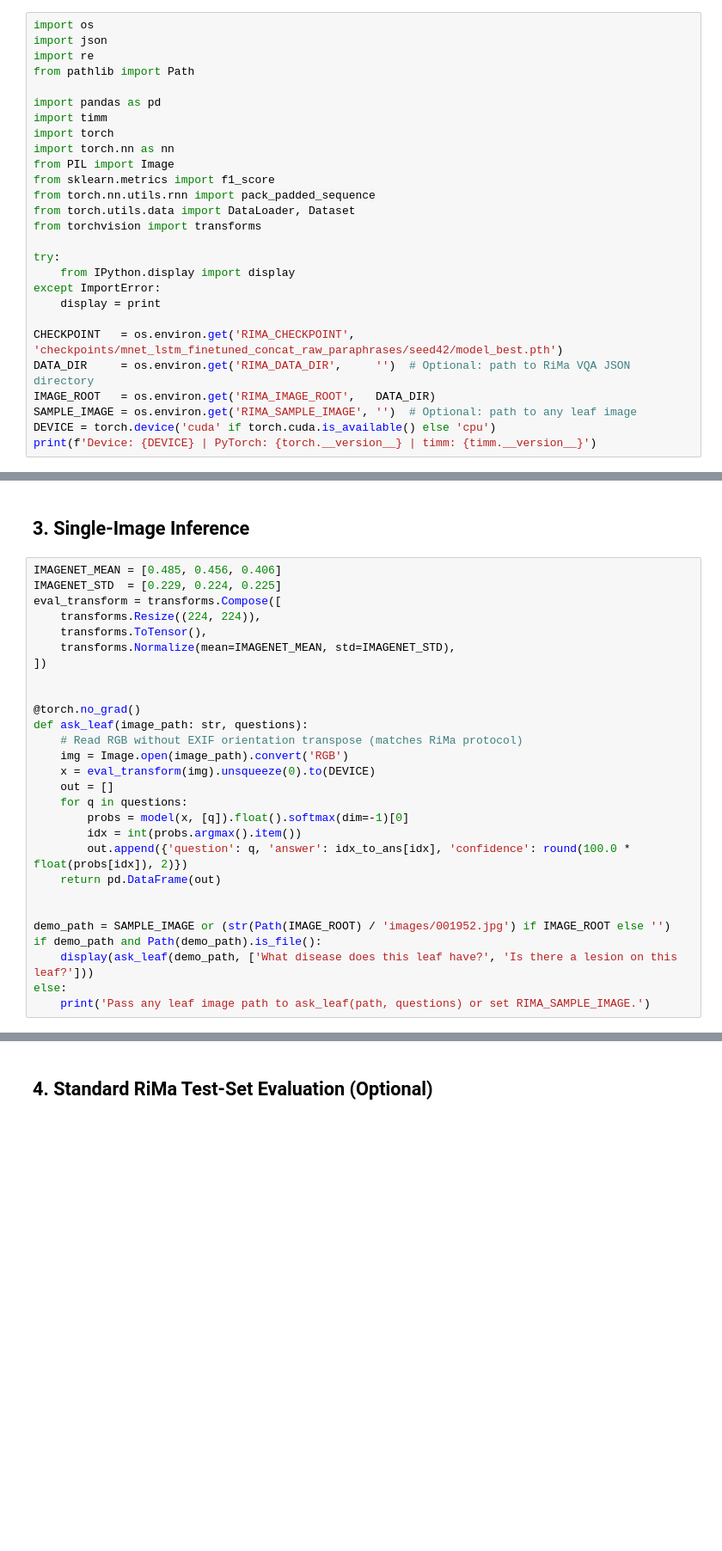
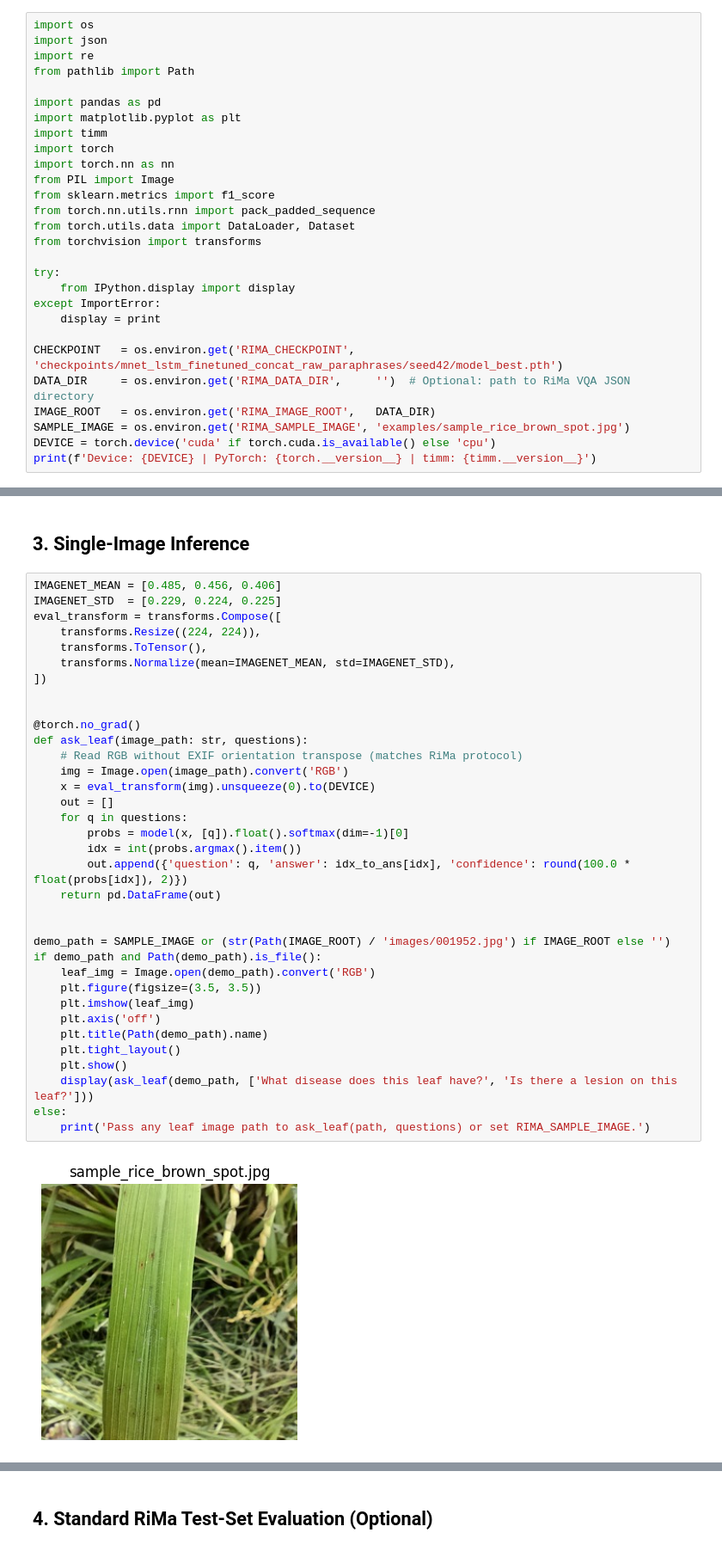
Before and after one commit to tonglethanhhai/lightweight-plant-disease-vqa, a Jupyter notebook: proposed_mnet_lstm_para.ipynb, the cells around one changed output, grey strips where cells are left out. Shown at 86% size. Drawn from its saved outputs; the diff is of its cells as text; blank space fills up the shorter version.

Commit message:
Add sample leaf image and saved outputs to inference notebook

```diff
--- a/proposed_mnet_lstm_para.ipynb
+++ b/proposed_mnet_lstm_para.ipynb
@@ -16,6 +16,7 @@ import re
 from pathlib import Path
 
 import pandas as pd
+import matplotlib.pyplot as plt
 import timm
 import torch
 import torch.nn as nn
@@ -33,6 +34,6 @@ except ImportError:
 CHECKPOINT   = os.environ.get('RIMA_CHECKPOINT',   'checkpoints/mnet_lstm_finetuned_concat_raw_paraphrases/seed42/model_best.pth')
 DATA_DIR     = os.environ.get('RIMA_DATA_DIR',     '')  # Optional: path to RiMa VQA JSON directory
 IMAGE_ROOT   = os.environ.get('RIMA_IMAGE_ROOT',   DATA_DIR)
-SAMPLE_IMAGE = os.environ.get('RIMA_SAMPLE_IMAGE', '')  # Optional: path to any leaf image
+SAMPLE_IMAGE = os.environ.get('RIMA_SAMPLE_IMAGE', 'examples/sample_rice_brown_spot.jpg')
 DEVICE = torch.device('cuda' if torch.cuda.is_available() else 'cpu')
 print(f'Device: {DEVICE} | PyTorch: {torch.__version__} | timm: {timm.__version__}')
@@ -104,28 +110,37 @@ print('Answers:', [idx_to_ans[i] for i in sorted(idx_to_ans)])
 # %%
 IMAGENET_MEAN = [0.485, 0.456, 0.406]
 IMAGENET_STD  = [0.229, 0.224, 0.225]
 eval_transform = transforms.Compose([
     transforms.Resize((224, 224)),
     transforms.ToTensor(),
     transforms.Normalize(mean=IMAGENET_MEAN, std=IMAGENET_STD),
 ])
 
 
 @torch.no_grad()
 def ask_leaf(image_path: str, questions):
     # Read RGB without EXIF orientation transpose (matches RiMa protocol)
     img = Image.open(image_path).convert('RGB')
     x = eval_transform(img).unsqueeze(0).to(DEVICE)
     out = []
     for q in questions:
         probs = model(x, [q]).float().softmax(dim=-1)[0]
         idx = int(probs.argmax().item())
         out.append({'question': q, 'answer': idx_to_ans[idx], 'confidence': round(100.0 * float(probs[idx]), 2)})
     return pd.DataFrame(out)
 
 
 demo_path = SAMPLE_IMAGE or (str(Path(IMAGE_ROOT) / 'images/001952.jpg') if IMAGE_ROOT else '')
 if demo_path and Path(demo_path).is_file():
+    leaf_img = Image.open(demo_path).convert('RGB')
+    plt.figure(figsize=(3.5, 3.5))
+    plt.imshow(leaf_img)
+    plt.axis('off')
+    plt.title(Path(demo_path).name)
+    plt.tight_layout()
+    plt.show()
     display(ask_leaf(demo_path, ['What disease does this leaf have?', 'Is there a lesion on this leaf?']))
 else:
     print('Pass any leaf image path to ask_leaf(path, questions) or set RIMA_SAMPLE_IMAGE.')
+# %% [output]
+[figure, added]
```
Also changed, not shown: parts of 5 cells of this notebook, 3 other files.
